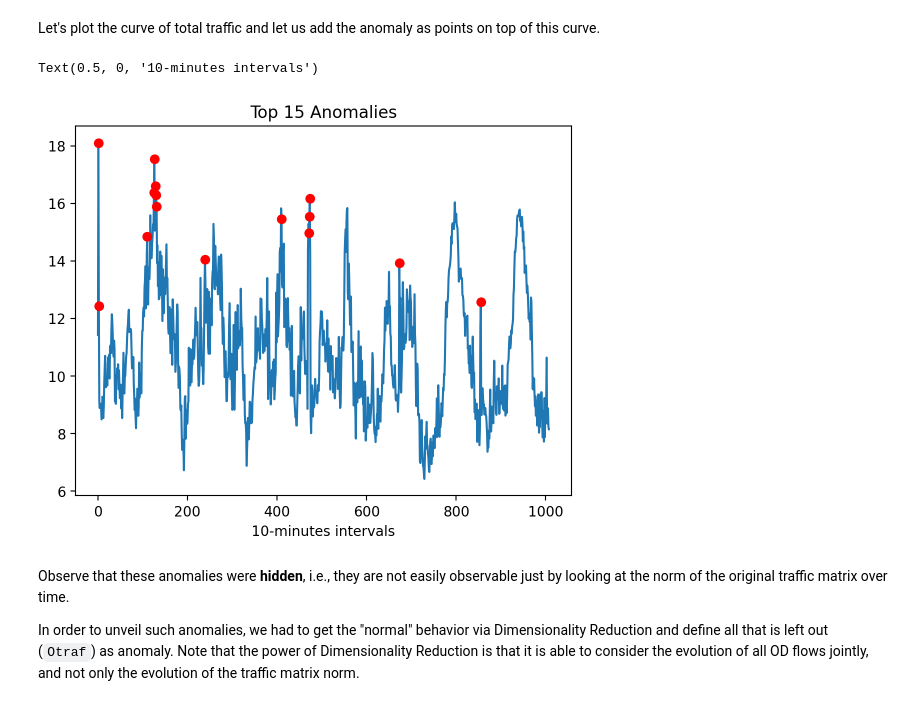
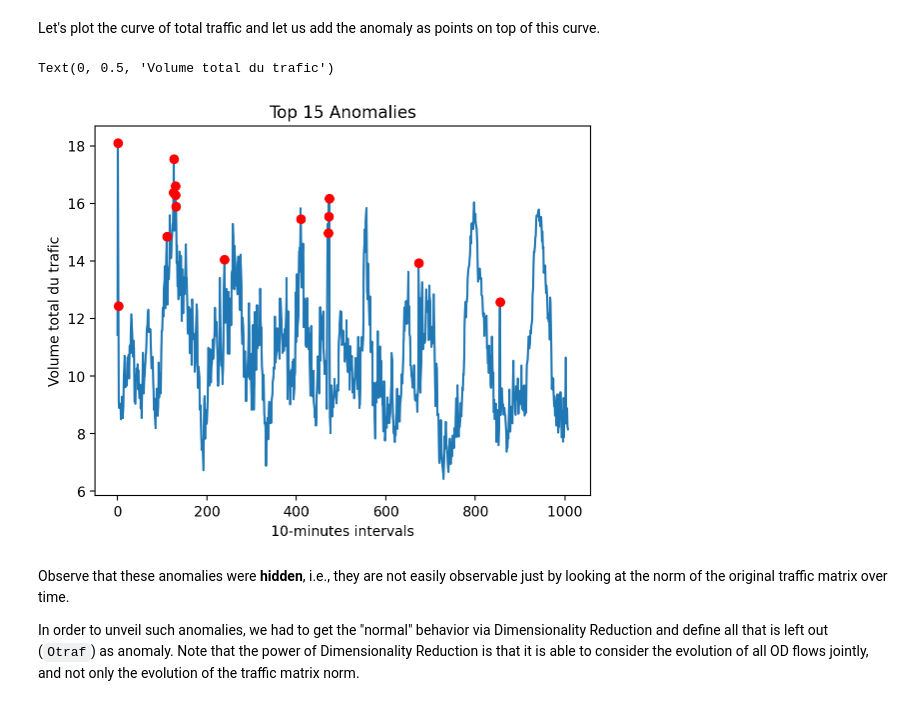
Before and after one commit to andreaaraldo/mining-low-dim-network-data, a Jupyter notebook: BarcelonaCourse.ipynb, the cells around one changed output. Saved outputs shown, nothing was run; the diff lists cells and outputs as text; code cells hidden in the pictures.

```diff
--- a/BarcelonaCourse.ipynb
+++ b/BarcelonaCourse.ipynb
@@ -187,17 +183,11 @@ Ltraf = np.dot(U_r, np.dot(Sigma_r, V_r_t) )
 print ("Ltraf", Ltraf.shape)
 print ("Xtraf", Xtraf.shape)
 
-Otraf = Xtraf - Ltraf
+Otraf = Xtraf - Ltraf # Line i of this matrix is the "anomalousness" of the i-th
+                      # timeslot.
 
 # For each time-slot, it quantifies the "amount of anormality"
-Onorm = np.linalg.norm(Otraf,axis=1)
-
-
-### Plotting
-plt.plot(Onorm)
-plt.xlabel('10-minutes intervals')
-plt.ylabel('Anomaly score of the timeslot')
-plt.title(r'$\ell_2$ Norm of Anomalous Traffic')
+anomaly_scores = np.linalg.norm(Otraf,axis=1)
 # %% [output]
 Ltraf (1008, 121)
 Xtraf (1008, 121)
@@ -207,23 +195,24 @@ Text(0.5, 1.0, '$\\ell_2$ Norm of Anomalous Traffic')
 Now we'll choose the top 15 anomalous time points and look at where they fall.
 # %%
 # choose the top 15 anomalous time intervals
-anomalies = np.argsort(Onorm)[-15:]
+anomalies = np.argsort(anomaly_scores)[-15:]
 # %% [markdown]
 Let's plot the curve of total traffic and let us add the anomaly as points on top of this curve.
 # %%
 
 
 ### Plotting
 Xnorm = np.linalg.norm(Xtraf,axis=1)
 plt.plot(Xnorm)
 
 # Them, plot a circle per each anomalous time interval
 plt.plot(anomalies,Xnorm[anomalies],'ro')
 plt.title('Top 15 Anomalies')
 plt.xlabel('10-minutes intervals')
+plt.ylabel('Volume total du trafic')
 # %% [output]
-Text(0.5, 0, '10-minutes intervals')
+Text(0, 0.5, 'Volume total du trafic')
-[figure, old version]
+[figure, new version]
 # %% [markdown]
 Observe that these anomalies were **hidden**, i.e., they are not easily observable just by looking at the norm of the original traffic matrix over time.
 
```
Also changed, not shown: parts of 7 cells of this notebook.
